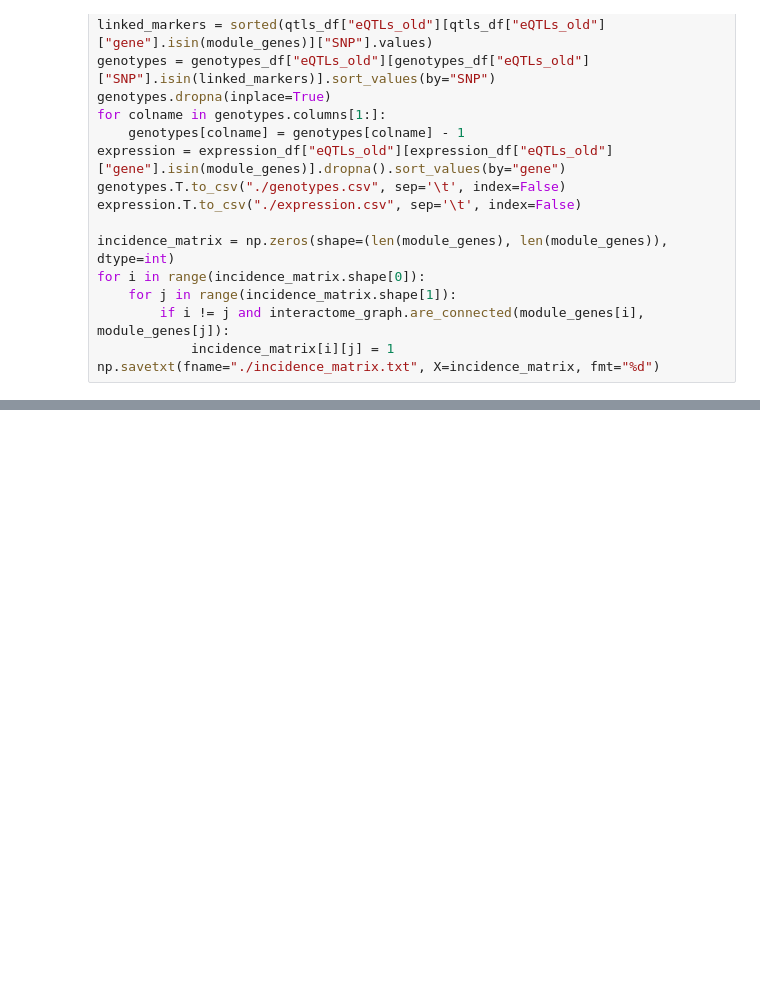
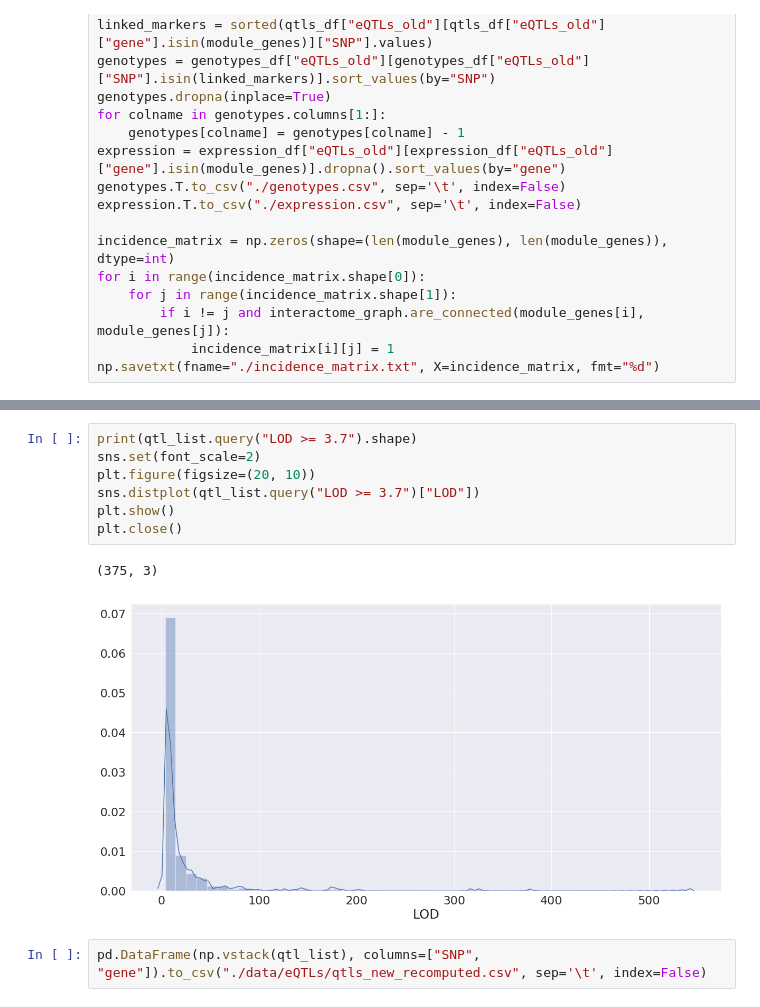
Before and after one commit to ivanov-v-v/PPINs-QTLs-Joint-Analysis, a Jupyter notebook: src/data_analysis.ipynb, the cells around one changed output, grey strips where cells are left out. Cells and saved outputs as stored; diff of their text form; blank space fills up the shorter version.

```diff
--- a/src/data_analysis.ipynb
+++ b/src/data_analysis.ipynb
@@ -1118,0 +1243,12 @@ Wall time: 4.88 s
+# %%
+print(qtl_list.query("LOD >= 3.7").shape)
+sns.set(font_scale=2)
+plt.figure(figsize=(20, 10))
+sns.distplot(qtl_list.query("LOD >= 3.7")["LOD"])
+plt.show()
+plt.close()
+# %% [output]
+(375, 3)
+[figure, added]
+# %%
+pd.DataFrame(np.vstack(qtl_list), columns=["SNP", "gene"]).to_csv("./data/eQTLs/qtls_new_recomputed.csv", sep='\t', index=False)
```
Also changed, not shown: parts of 11 cells of this notebook, 1 other file.
